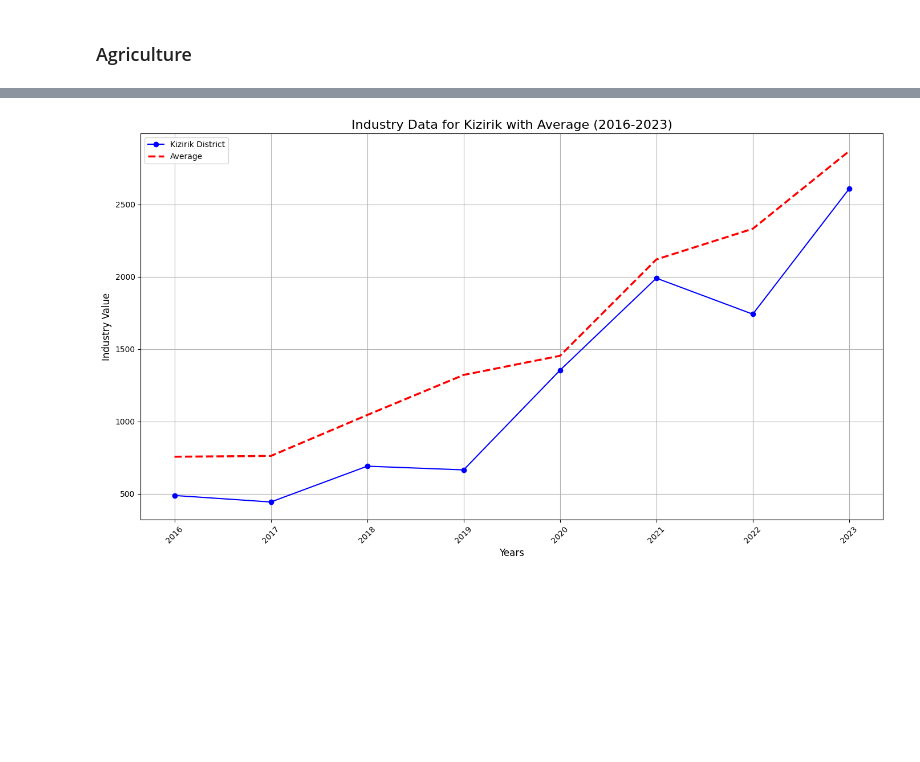
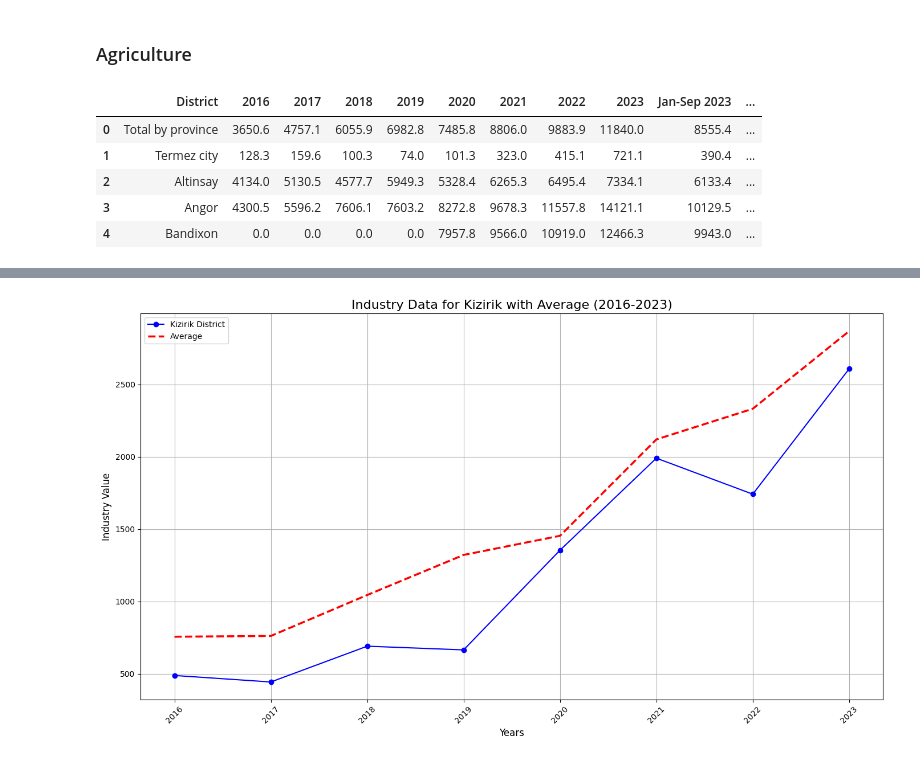
Before and after one commit to LehmanDavid/yesu_hackathon, a Jupyter notebook: data.ipynb, the cells around one changed output, grey strips where cells are left out. Saved outputs shown, nothing was run; the diff lists cells and outputs as text; code cells hidden in the pictures; blank space fills up the shorter version.

```diff
--- a/data.ipynb
+++ b/data.ipynb
@@ -571,6 +571,35 @@ plt.show()
 [figure]
 # %% [markdown]
 ### Agriculture
+# %%
+
+# Load the districts data (replace 'data.xlsx' with your file path)
+districts_data = pd.read_excel('data.xlsx', sheet_name='1.4 per capita')
+
+
+# Extract and clean the "Agriculture, Forestry, and Fisheries" data
+# Adjust row slicing to correctly capture district names
+agriculture_data = districts_data.iloc[4:, [0, 11, 12, 13, 14, 15, 16, 17, 18, 19, 20]]  # Columns for districts and years
+agriculture_data.columns = ['District', '2016', '2017', '2018', '2019', '2020', '2021', '2022', '2023', 'Jan-Sep 2023', 'Jan-Sep 2024']
+agriculture_data = agriculture_data.dropna(how='all').reset_index(drop=True)
+
+# Ensure the District column contains valid strings
+agriculture_data['District'] = agriculture_data['District'].astype(str)
+
+# Convert numerical columns to float for plotting
+for col in agriculture_data.columns[1:]:
+    agriculture_data[col] = pd.to_numeric(agriculture_data[col], errors='coerce')
+
+# Calculate the average for each year across all districts
+agriculture_avg_values = agriculture_data.iloc[:, 1:].mean(axis=0)
+agriculture_data.head()
+# %% [output]
+|  | District | 2016 | 2017 | 2018 | 2019 | 2020 | 2021 | 2022 | 2023 | Jan-Sep 2023 | ... |
+| 0 | Total by province | 3650.6 | 4757.1 | 6055.9 | 6982.8 | 7485.8 | 8806.0 | 9883.9 | 11840.0 | 8555.4 | ... |
+| 1 | Termez city | 128.3 | 159.6 | 100.3 | 74.0 | 101.3 | 323.0 | 415.1 | 721.1 | 390.4 | ... |
+| 2 | Altinsay | 4134.0 | 5130.5 | 4577.7 | 5949.3 | 5328.4 | 6265.3 | 6495.4 | 7334.1 | 6133.4 | ... |
+| 3 | Angor | 4300.5 | 5596.2 | 7606.1 | 7603.2 | 8272.8 | 9678.3 | 11557.8 | 14121.1 | 10129.5 | ... |
+| 4 | Bandixon | 0.0 | 0.0 | 0.0 | 0.0 | 7957.8 | 9566.0 | 10919.0 | 12466.3 | 9943.0 | ... |
 # %%
 # Adjust column slicing for Agriculture data
 # Ensure the District column contains valid strings
```
Also changed, not shown: parts of 1 cell of this notebook.
